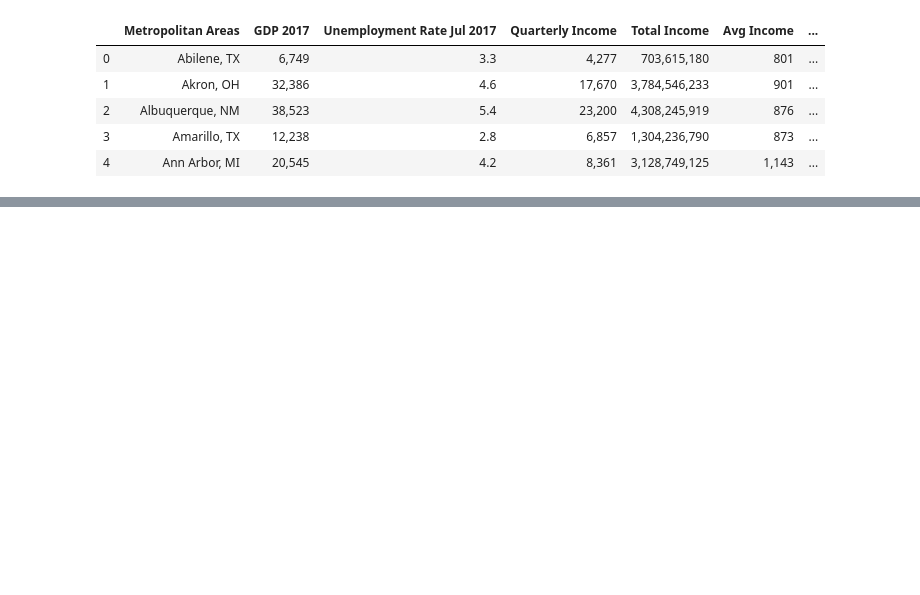
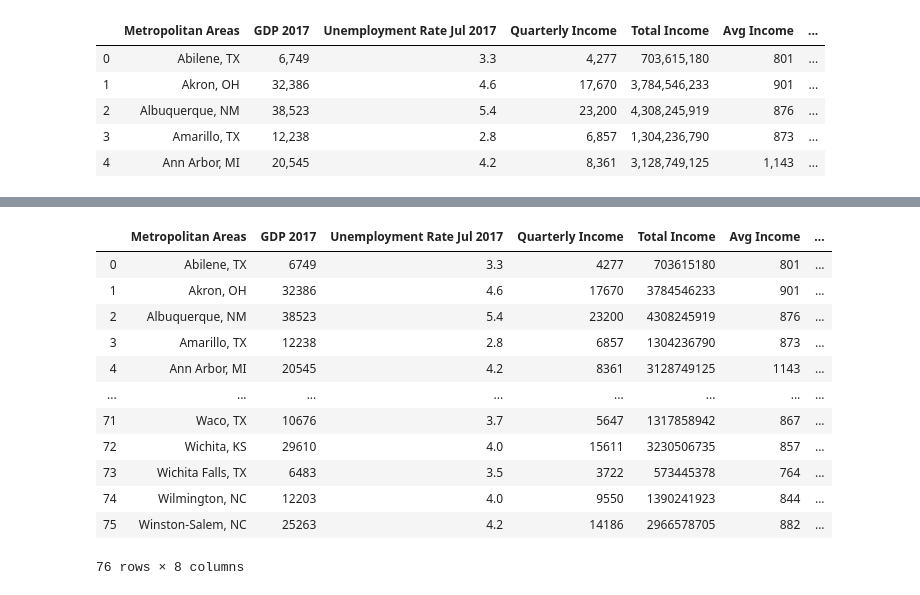
Before and after one commit to Emi-Babu/5G-Network-Analysis, a Jupyter notebook: merged_data/merged_notebook.ipynb, the cells around one changed output, grey strips where cells are left out. Drawn from its saved outputs; the diff is of its cells as text; code cells hidden in the pictures; blank space fills up the shorter version.

Commit message:
Merge Completed
Merge including population
Calculation of GDP per Capita

```diff
--- a/merged_data/merged_notebook.ipynb
+++ b/merged_data/merged_notebook.ipynb
@@ -35,3 +35,8 @@ internet_df.head()
 | 2 | Irvine, CA | 95.30% |
 | 3 | Frisco, TX | 94.70% |
 | 4 | Bellevue, WA | 93.60% |
+# %%
+population_df = pd.read_csv("../emi_population/output/population_clean.csv")
+population_df = population_df.drop(['Unnamed: 0'], axis=1)
+population_df = population_df.reset_index(drop=True)
+population_df.head()
@@ -55,3 +67,6 @@ total_df.head()
 | 2 | Albany, GA | 4,664 | 4.4 | 3,300 | 598,604,319 | 771 | ... |
 | 3 | Albany, OR | 3,630 | 5.0 | 3,663 | 547,388,461 | 895 | ... |
 | 4 | Albany-Schenectady-Troy, NY | 46,524 | 3.6 | 23,739 | 5,904,437,159 | 1,024 | ... |
+# %%
+total_df = pd.merge(total_df, population_df,  on="Metropolitan Areas", how="outer")
+total_df.head()
@@ -99,0 +136,22 @@ total_df.head()
+# %%
+total_df['GDP 2017'] = total_df['GDP 2017'].apply(lambda x: x.replace(",",""))
+total_df['Quarterly Income'] = total_df['Quarterly Income'].apply(lambda x: x.replace(",",""))
+total_df['Total Income'] = total_df['Total Income'].apply(lambda x: x.replace(",",""))
+total_df['Avg Income'] = total_df['Avg Income'].apply(lambda x: x.replace(",",""))
+total_df['% Households with Internet'] = total_df['% Households with Internet'].apply(lambda x: x.replace(",",""))
+total_df['% Households with Internet'] = total_df['% Households with Internet'].apply(lambda x: x.replace("%",""))
+total_df
+# %% [output]
+|  | Metropolitan Areas | GDP 2017 | Unemployment Rate Jul 2017 | Quarterly Income | Total Income | Avg Income | ... |
+| 0 | Abilene, TX | 6749 | 3.3 | 4277 | 703615180 | 801 | ... |
+| 1 | Akron, OH | 32386 | 4.6 | 17670 | 3784546233 | 901 | ... |
+| 2 | Albuquerque, NM | 38523 | 5.4 | 23200 | 4308245919 | 876 | ... |
+| 3 | Amarillo, TX | 12238 | 2.8 | 6857 | 1304236790 | 873 | ... |
+| 4 | Ann Arbor, MI | 20545 | 4.2 | 8361 | 3128749125 | 1143 | ... |
+| ... | ... | ... | ... | ... | ... | ... | ... |
+| 71 | Waco, TX | 10676 | 3.7 | 5647 | 1317858942 | 867 | ... |
+| 72 | Wichita, KS | 29610 | 4.0 | 15611 | 3230506735 | 857 | ... |
+| 73 | Wichita Falls, TX | 6483 | 3.5 | 3722 | 573445378 | 764 | ... |
+| 74 | Wilmington, NC | 12203 | 4.0 | 9550 | 1390241923 | 844 | ... |
+| 75 | Winston-Salem, NC | 25263 | 4.2 | 14186 | 2966578705 | 882 | ... |
+76 rows × 8 columns
```
Also changed, not shown: parts of 8 cells of this notebook, 2 other files.
